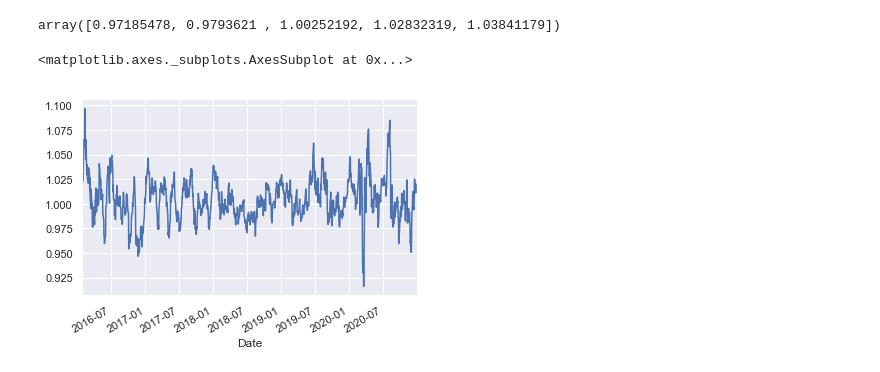
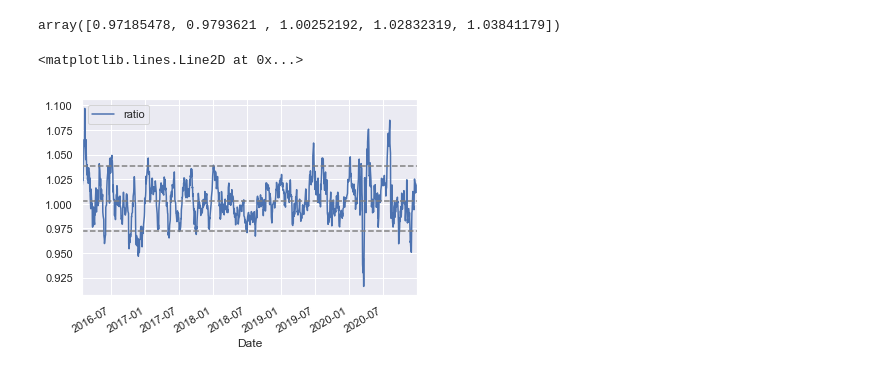
Before and after one commit to Karanpalshekhawat/short-trading-strategy-notebooks, a Jupyter notebook: Mean-reversion-trading-strategy.ipynb, the cells around one changed output. Cells and saved outputs as stored; diff of their text form; code cells hidden in the pictures.

```diff
--- a/Mean-reversion-trading-strategy.ipynb
+++ b/Mean-reversion-trading-strategy.ipynb
@@ -43,9 +43,12 @@ dt_p
 # %% [output]
 array([0.97185478, 0.9793621 , 1.00252192, 1.02832319, 1.03841179])
 # %%
-df_gld['ratio'].dropna().plot()
+df_gld['ratio'].dropna().plot(legend=True)
 # if it is in the range of nearby of 1 and cylical in natur implies that ratio is flucating near 1 and goes back to 1 if it goes higher than 1 and vice versa
-plt.axhline(p[0], c = (0.5, 0.5, ))
+plt.axhline(dt_p[2], c = (0.5, 0.5, 0.5), ls = '--')
+plt.axhline(dt_p[-1], c = (0.5, 0.5, 0.5), ls = '--')
+plt.axhline(dt_p[0], c = (0.5, 0.5, 0.5), ls = '--')
+# percentile checks to obtain range bound visually
 # %% [output]
-<matplotlib.axes._subplots.AxesSubplot at 0x...>
+<matplotlib.lines.Line2D at 0x...>
-[figure, old version]
+[figure, new version]
```
Also changed, not shown: parts of 3 cells of this notebook.
